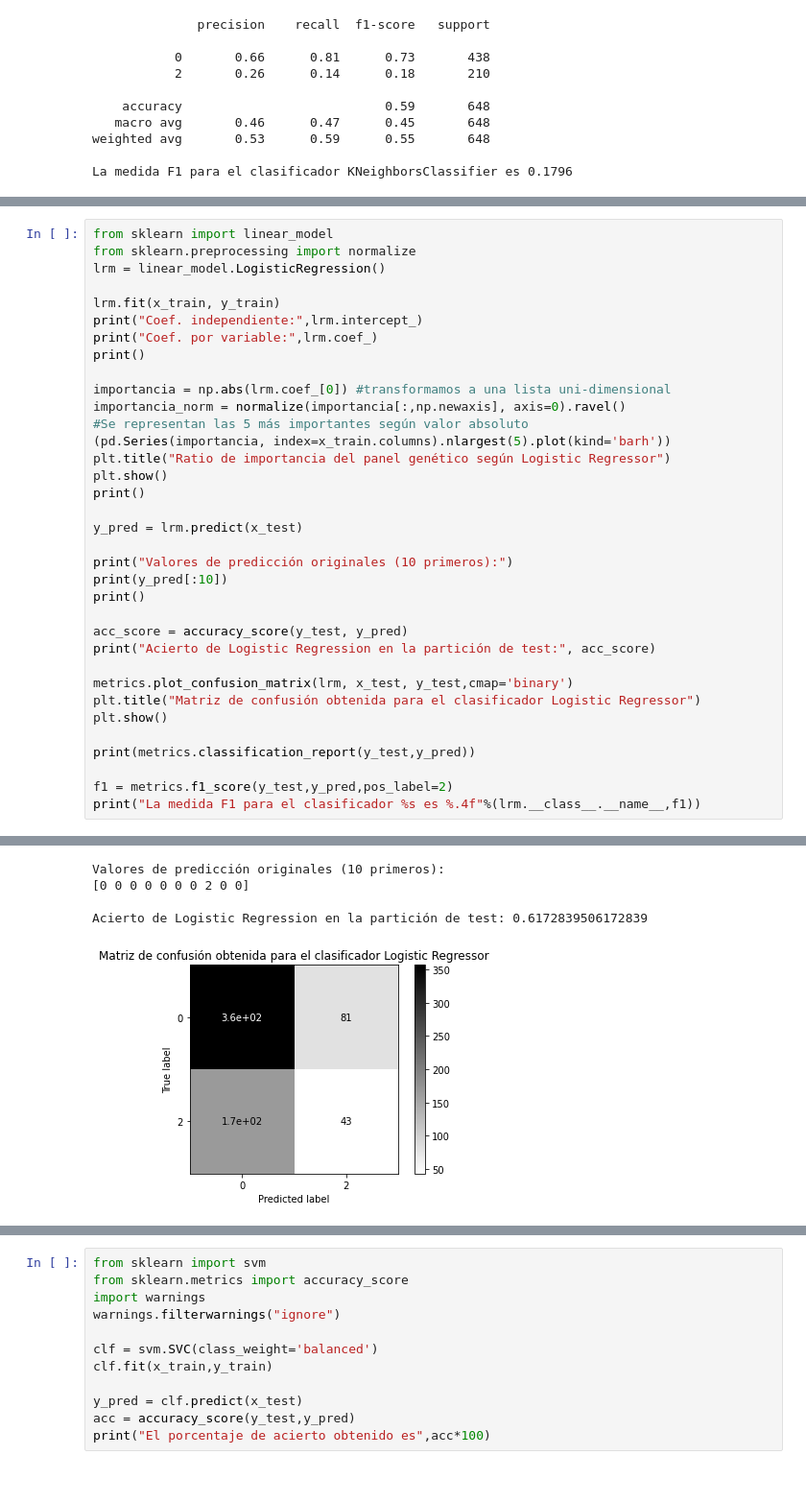
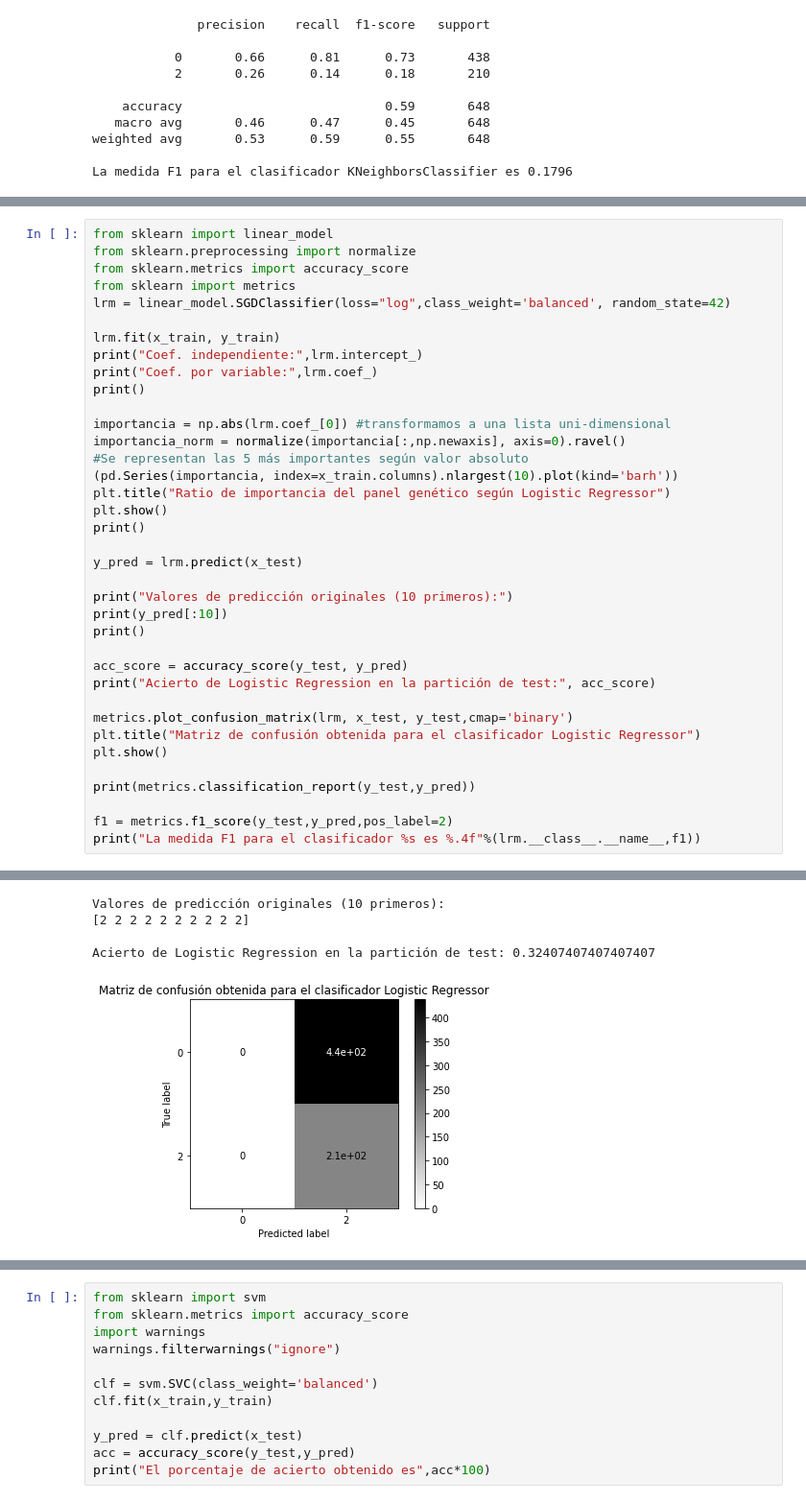
Before and after one commit to victory06/TFG, a Jupyter notebook: Second.ipynb, the cells around one changed output, grey strips where cells are left out. Shown at 96% size. Drawn from its saved outputs; the diff is of its cells as text.

```diff
--- a/Second.ipynb
+++ b/Second.ipynb
@@ -213,7 +228,9 @@ La medida F1 para el clasificador KNeighborsClassifier es 0.1796
 # %%
 from sklearn import linear_model
 from sklearn.preprocessing import normalize
-lrm = linear_model.LogisticRegression()
+from sklearn.metrics import accuracy_score
+from sklearn import metrics
+lrm = linear_model.SGDClassifier(loss="log",class_weight='balanced', random_state=42)
 
 lrm.fit(x_train, y_train)
 print("Coef. independiente:",lrm.intercept_)
@@ -223,7 +240,7 @@ print()
 importancia = np.abs(lrm.coef_[0]) #transformamos a una lista uni-dimensional
 importancia_norm = normalize(importancia[:,np.newaxis], axis=0).ravel()
 #Se representan las 5 más importantes según valor absoluto
-(pd.Series(importancia, index=x_train.columns).nlargest(5).plot(kind='barh'))
+(pd.Series(importancia, index=x_train.columns).nlargest(10).plot(kind='barh'))
 plt.title("Ratio de importancia del panel genético según Logistic Regressor")
 plt.show()
 print()
@@ -267,7 +284,7 @@ Coef. por variable: [[-2.51282597e-05 -4.68093098e-07  6.59371547e-05 -1.5571822
 Valores de predicción originales (10 primeros):
-[0 0 0 0 0 0 0 2 0 0]
+[2 2 2 2 2 2 2 2 2 2]
 
-Acierto de Logistic Regression en la partición de test: 0.6172839506172839
+Acierto de Logistic Regression en la partición de test: 0.32407407407407407
-[figure, old version]
+[figure, new version]
               precision    recall  f1-score   support
 
```
Also changed, not shown: parts of 77 cells of this notebook.
